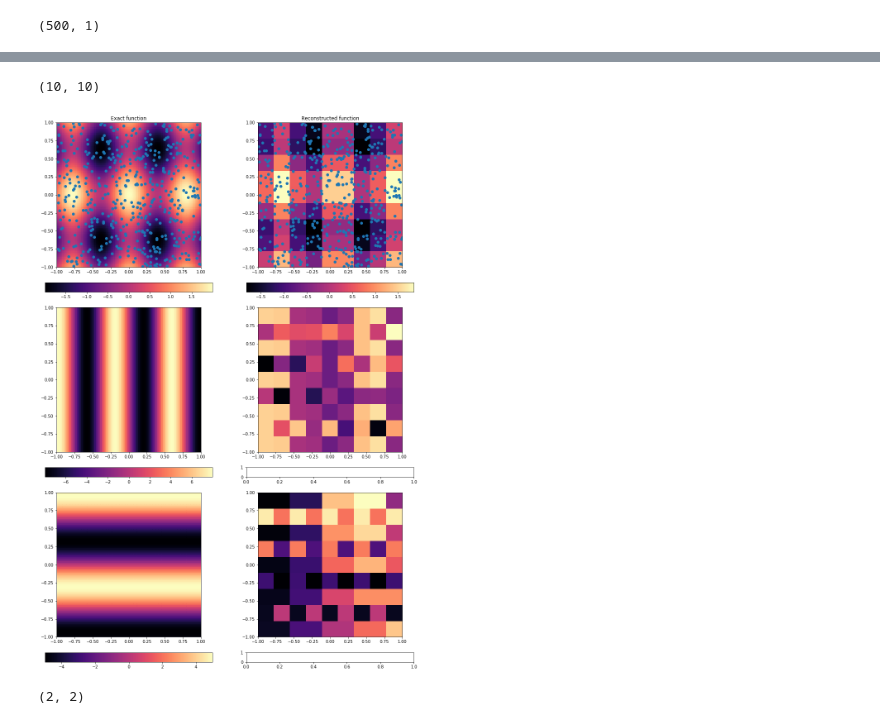
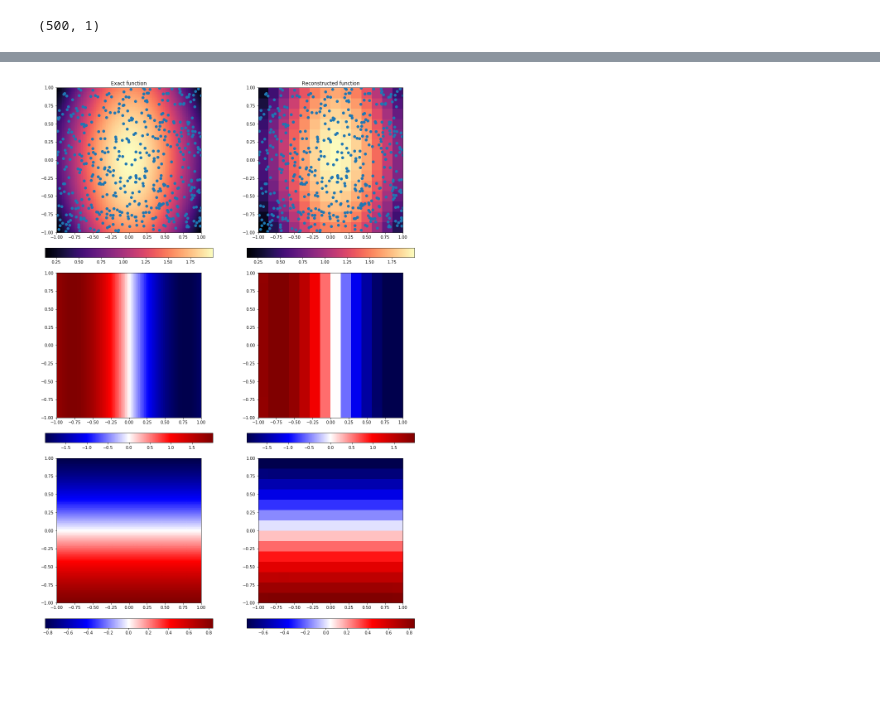
Before and after one commit to hsilver/gpr_examples, a Jupyter notebook: gpflow_regression_intro.ipynb, the cells around one changed output, grey strips where cells are left out. Drawn from its saved outputs; the diff is of its cells as text; code cells hidden in the pictures; blank space fills up the shorter version.

```diff
--- a/gpflow_regression_intro.ipynb
+++ b/gpflow_regression_intro.ipynb
@@ -211,17 +211,14 @@ def dfdx_calc(session, mod, xstar_list):
         KXXinv = np.linalg.inv(KXX)#N x N
         alpha = np.dot(KXXinv, mod.Y.value) #N x 1
         InvLambda = np.diag(1/(mod.read_trainables()['GPR/kern/lengthscales'].reshape(-1)**2)) #DxD
-
-        #Xtilde = xstar_list - mod.X.value
         Xtilde = np.array([xstar_list[ii] - mod.X.value for ii in range(len(xstar_list))])
-
-        KXx = mod.kern.K(mod.X.value, xstar_list.reshape(-1,1)).eval()
+        KXx = np.array([mod.kern.K(mod.X.value, xstar_list[ii].reshape(1,-1)).eval() for ii in range(len(xstar_list))])
         mean_dfdx_list = [-np.linalg.multi_dot([InvLambda, Xtilde[ii].T,
-                        np.multiply(KXx[:,ii].reshape(-1,1), alpha)]) for ii in range(len(xstar_list))]
+                        np.multiply(KXx[ii].reshape(-1,1), alpha)]) for ii in range(len(xstar_list))]
 
         #Variance
         ddkxx = InvLambda * mod.read_trainables()['GPR/kern/variance'].reshape(-1) #D x D #SHOULD THERE BE A MINUS SIGN
-        dkXx = [np.multiply(KXx[:,ii].reshape(-1,1), np.dot(Xtilde[ii], InvLambda)) for ii in range(len(xstar_list))] #N x D
+        dkXx = [np.multiply(KXx[ii].reshape(-1,1), np.dot(Xtilde[ii], InvLambda)) for ii in range(len(xstar_list))] #N x D
         covar_dfdx_list = [ddkxx - np.linalg.multi_dot([dkXx[ii].T, KXXinv, dkXx[ii]])\
                                                     for ii in range(len(xstar_list))] # D x D
 
@@ -257,8 +254,8 @@ plt.xlim(-0.1, 2.1);
 This is an example of 2D GPR I pulled from http://www-users.york.ac.uk/~dp626/shared/GPflow_multiinput_example.html and then altered to include heteroskedastic uncertainties. This is just the basic fit, there's more on the original example.
 # %%
 #Exact Input and Output Grids
-freq1 = 8.0
-freq2 = 5.0
+freq1 = 2.0
+freq2 = 1.0
 
 X1_exact = np.linspace(-1,1,100)
 X2_exact = np.linspace(-1,1,100)
@@ -363,7 +373,7 @@ INFO:tensorflow:Optimization terminated with:
 # %%
 #Define a new X grid over which to interpolate - XSTAR_grid
-X1_star = np.linspace(-1.0, 1.0, 10)
-X2_star = np.linspace(-1.0, 1.0, 10)
+X1_star = np.linspace(-1.0, 1.0, 15)
+X2_star = np.linspace(-1.0, 1.0, 15)
 X1_mesh_star, X2_mesh_star = np.meshgrid(X1_star, X2_star, indexing='ij')
 
 Xstar_points = np.vstack([X1_mesh_star.ravel(), X2_mesh_star.ravel()]).T
@@ -394,10 +406,6 @@ array([[-1.        , -1.        ],
 # %%
-mean_dfdX1_mesh = mean_dfdx[:,0].reshape(X1_mesh_star.shape)
-mean_dfdX2_mesh = mean_dfdx[:,1].reshape(X1_mesh_star.shape)
+mean_dfdX1_mesh = mean_dfdx[:,0].reshape(-1).reshape(X1_mesh_star.shape)
+mean_dfdX2_mesh = mean_dfdx[:,1].reshape(-1).reshape(X1_mesh_star.shape)
-# %%
-mean_dfdX1_mesh.shape
-# %% [output]
-(10, 10)
 # %%
 fig2d, ax2d = plt.subplots(ncols=2, nrows=6, gridspec_kw={"height_ratios":[15,1,15,1,15,1]})
 fig2d.set_figheight(24)
@@ -425,44 +433,44 @@ ax_im_star.set_aspect('equal')
 ax_dYdX1_star.set_aspect('equal')
 ax_dYdX2_star.set_aspect('equal')
 
 
 im_Y_exact= ax_im_exact.pcolormesh(X1_mesh_exact, X2_mesh_exact, Y_mesh_exact, cmap='magma')
-im_Y_dYdX1_exact= ax_dYdX1_exact.pcolormesh(X1_mesh_exact, X2_mesh_exact, dYdX1_mesh_exact, cmap='magma')
-im_Y_dYdX2_exact= ax_dYdX2_exact.pcolormesh(X1_mesh_exact, X2_mesh_exact, dYdX2_mesh_exact, cmap='magma')
+#im_Y_exact= ax_im_exact.pcolormesh(X1_mesh_exact, X2_mesh_exact, KXX, cmap='magma')
+im_Y_dYdX1_exact= ax_dYdX1_exact.pcolormesh(X1_mesh_exact, X2_mesh_exact, dYdX1_mesh_exact, cmap='seismic')
+im_Y_dYdX2_exact= ax_dYdX2_exact.pcolormesh(X1_mesh_exact, X2_mesh_exact, dYdX2_mesh_exact, cmap='seismic')
 
 im_Y_star = ax_im_star.pcolormesh(X1_mesh_star, X2_mesh_star, fmean_mesh, cmap='magma')
-im_Y_dYdX1_star = ax_dYdX1_star.pcolormesh(X1_mesh_star, X2_mesh_star, mean_dfdX1_mesh, cmap='magma')
-im_Y_dYdX2_star = ax_dYdX2_star.pcolormesh(X1_mesh_star, X2_mesh_star, mean_dfdX2_mesh, cmap='magma')
+im_Y_dYdX1_star = ax_dYdX1_star.pcolormesh(X1_mesh_star, X2_mesh_star, mean_dfdX1_mesh, cmap='seismic')
+im_Y_dYdX2_star = ax_dYdX2_star.pcolormesh(X1_mesh_star, X2_mesh_star, mean_dfdX2_mesh, cmap='seismic')
 
 ax_im_exact.scatter(X_sample[:,0], X_sample[:,1])
 ax_im_star.scatter(X_sample[:,0], X_sample[:,1])
 
 ax_im_exact.set_title('Exact function')
 ax_im_star.set_title('Reconstructed function')
 # contours = ax_gaia_hmap.contour(xcent_mesh_gaia, ycent_mesh_gaia, hist_gaia,
 #                                 colors='black', alpha=0.5, levels=np.geomspace(100,np.nanmax(hist_gaia), 10))
 
 # ax_gaia_hmap.set_xlabel('(bp - rp)_0 uncorrected')
 # ax_gaia_hmap.set_ylabel('$M_G$ Absolute Magnitude')
 
 cb_exact = fig2d.colorbar(im_Y_exact, cax=ax_cbar_exact,orientation='horizontal')
-cb_dYdX1 = fig2d.colorbar(im_Y_dYdX1_exact, cax=ax_dYdX1_exact_cbar,orientation='horizontal')
-cb_dYdX2 = fig2d.colorbar(im_Y_dYdX2_exact, cax=ax_dYdX2_exact_cbar,orientation='horizontal')
+cb_dYdX1_exact = fig2d.colorbar(im_Y_dYdX1_exact, cax=ax_dYdX1_exact_cbar,orientation='horizontal')
+cb_dYdX2_exact = fig2d.colorbar(im_Y_dYdX2_exact, cax=ax_dYdX2_exact_cbar,orientation='horizontal')
 
 cb_star = fig2d.colorbar(im_Y_star, cax=ax_cbar_star,orientation='horizontal')
-
+cb_dYdX1_star = fig2d.colorbar(im_Y_dYdX1_star, cax=ax_dYdX1_star_cbar,orientation='horizontal')
+cb_dYdX2_star = fig2d.colorbar(im_Y_dYdX2_star, cax=ax_dYdX2_star_cbar,orientation='horizontal')
 
 
 ax_im_exact.set_xlim(-1,1)
 ax_im_exact.set_ylim(-1,1)
 ax_im_star.set_xlim(-1,1)
 ax_im_star.set_ylim(-1,1)
 plt.show()
 # %% [output]
-[figure, old version]
+[figure, new version]
 # %%
 #gpflow.get_default_session()
 # %%
 covar_dfdx[0].shape
-# %% [output]
-(2, 2)
```
Also changed, not shown: parts of 12 cells of this notebook.
